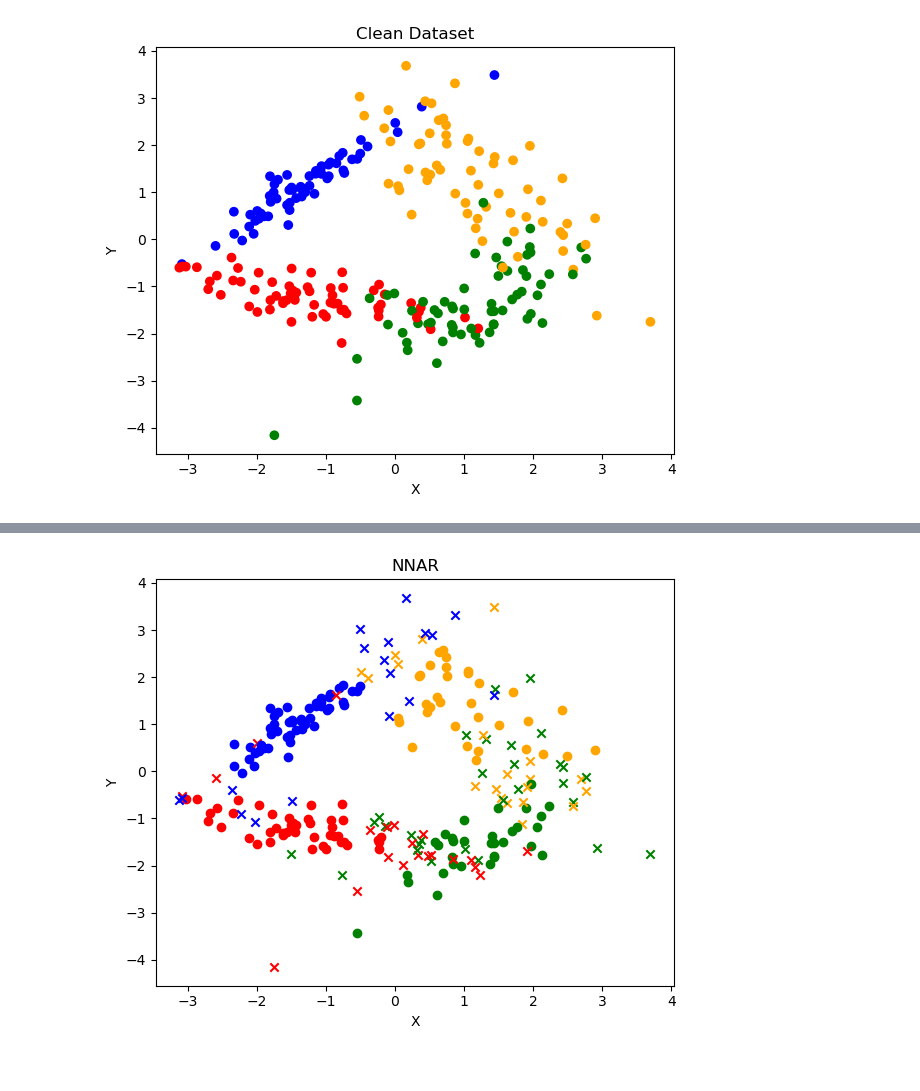
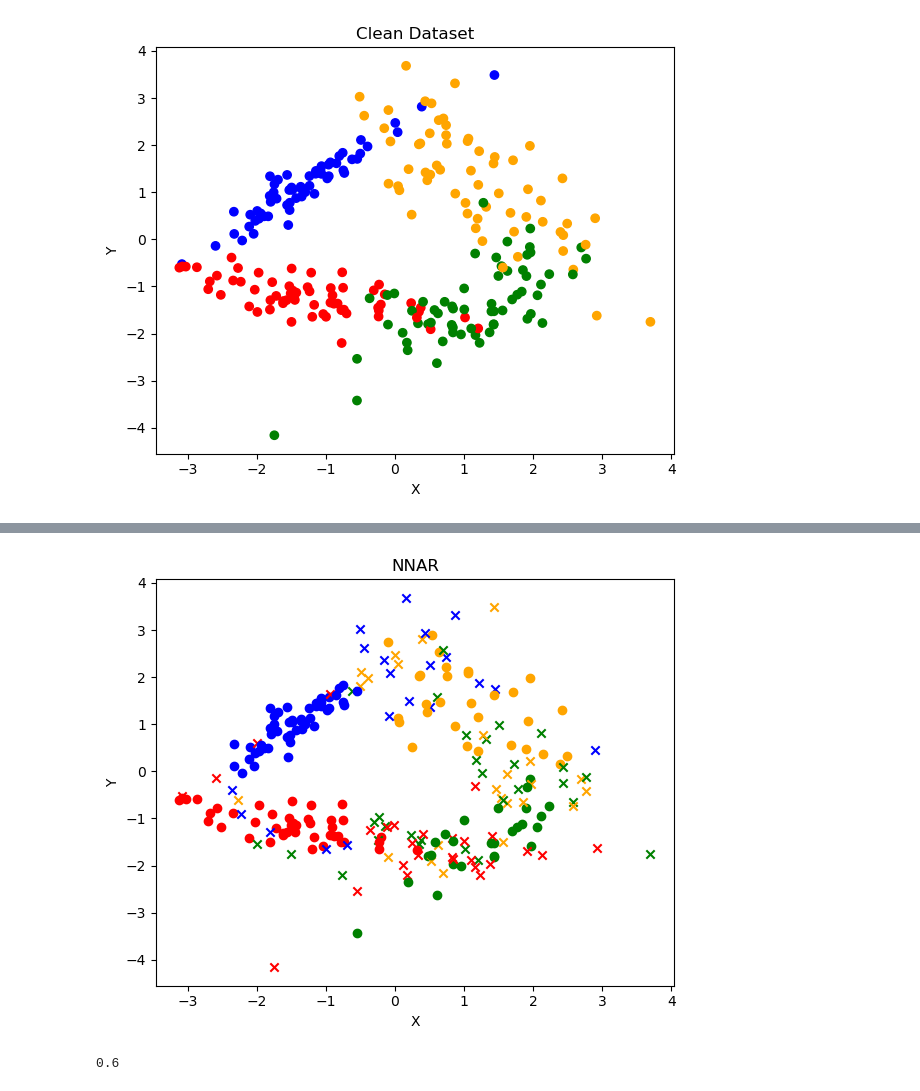
Before and after one commit to JElder03/ECM3401-Coursework, a Jupyter notebook: Mislabelling Demonstation.ipynb, the cells around one changed output, grey strips where cells are left out. Drawn from its saved outputs; the diff is of its cells as text; code cells hidden in the pictures.

```diff
--- a/Mislabelling Demonstation.ipynb
+++ b/Mislabelling Demonstation.ipynb
@@ -75,7 +75,10 @@ plot(X, y_unique_pair, "Unique Pair Noise", y)
 # %%
 rf = RandomForestClassifier()
 rf.fit(X,y)
-y_NNAR = NNAR(np.copy(X), np.copy(y), rf , 9)
+y_NNAR = NNAR(np.copy(X), np.copy(y), rf , 0.40)
 plot(X, y_NNAR, "NNAR", y)
+
+print(sum(y_NNAR == y)/len(y))
 # %% [output]
-[figure, old version]
+[figure, new version]
+0.6
```
Also changed, not shown: parts of 3 cells of this notebook, 17 other files.
